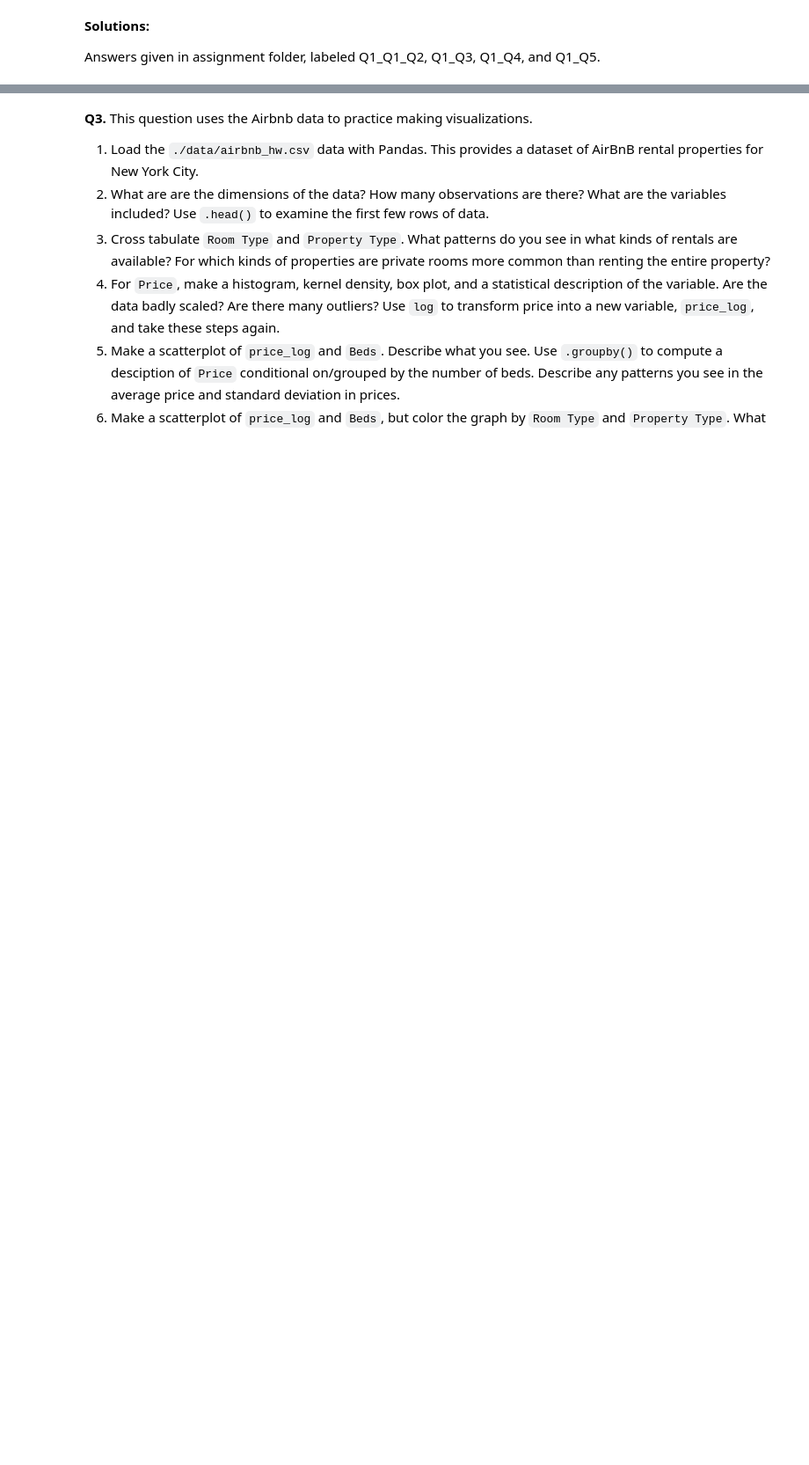
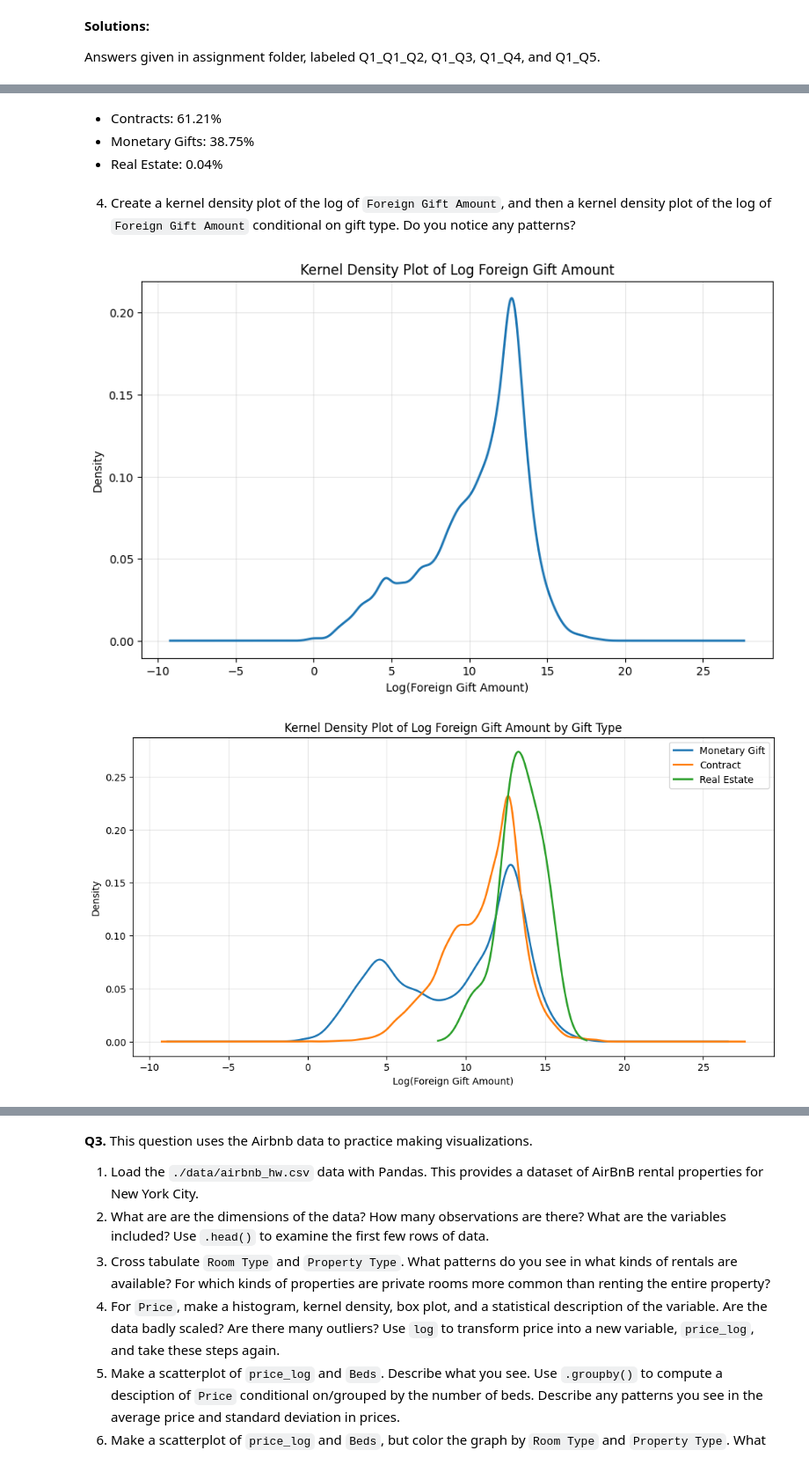
Before and after one commit to elyse-undan/EDA, a Jupyter notebook: assignment/assignment.ipynb, the cells around one changed output, grey strips where cells are left out. Shown at 88% size. Saved outputs shown, nothing was run; the diff lists cells and outputs as text; code cells hidden in the pictures; blank space fills up the shorter version.

```diff
--- a/assignment/assignment.ipynb
+++ b/assignment/assignment.ipynb
@@ -36,0 +111,36 @@ Answers given in assignment folder, labeled Q1_Q1_Q2, Q1_Q3, Q1_Q4, and Q1_Q5.
+# %% [markdown]
+- Contracts: 61.21%
+- Monetary Gifts: 38.75%
+- Real Estate: 0.04%
+# %% [markdown]
+4. Create a kernel density plot of the log of `Foreign Gift Amount`, and then a kernel density plot of the log of `Foreign Gift Amount` conditional on gift type. Do you notice any patterns?
+# %%
+# data cleaning
+df_clean = df[df['Foreign Gift Amount'] > 0].copy()
+df_clean['Log Gift Amount'] = np.log(df_clean['Foreign Gift Amount'])
+
+# kernel density plot of log of Foreign Gift Amount
+plt.figure(figsize=(10, 6))
+df_clean['Log Gift Amount'].plot(kind='kde', linewidth=2)
+plt.xlabel('Log(Foreign Gift Amount)')
+plt.ylabel('Density')
+plt.title('Kernel Density Plot of Log Foreign Gift Amount')
+plt.grid(True, alpha=0.3)
+plt.show()
+
+# kernel density plot conditional on Gift Type
+plt.figure(figsize=(12, 6))
+for gift_type in df_clean['Gift Type'].unique():
+    subset = df_clean[df_clean['Gift Type'] == gift_type]
+    if len(subset) > 0:
+        subset['Log Gift Amount'].plot(kind='kde', label=gift_type, linewidth=2)
+
+plt.xlabel('Log(Foreign Gift Amount)')
+plt.ylabel('Density')
+plt.title('Kernel Density Plot of Log Foreign Gift Amount by Gift Type')
+plt.legend()
+plt.grid(True, alpha=0.3)
+plt.show()
+# %% [output]
+[figure, added]
+[figure, added]
```
Also changed, not shown: parts of 12 cells of this notebook.
